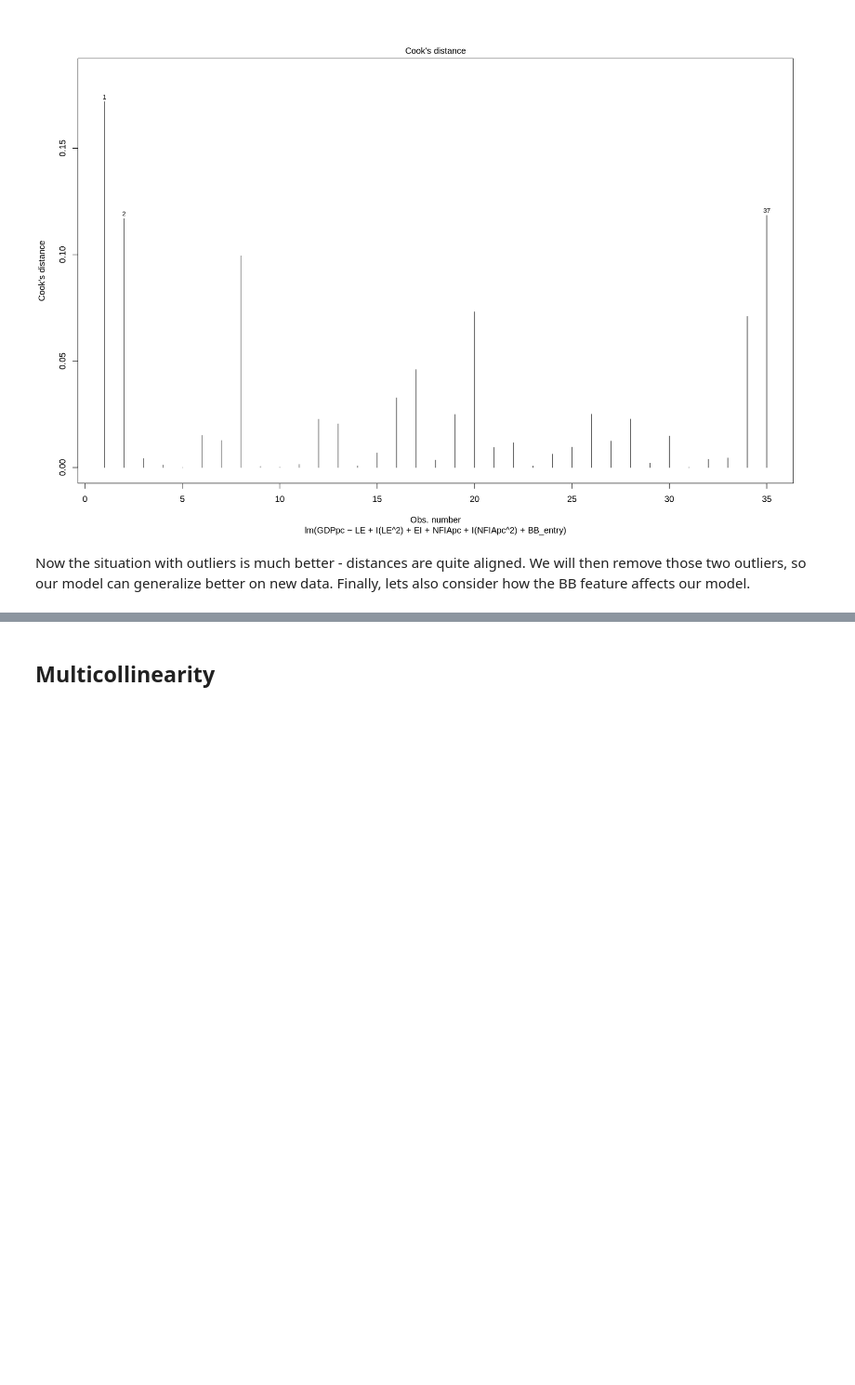
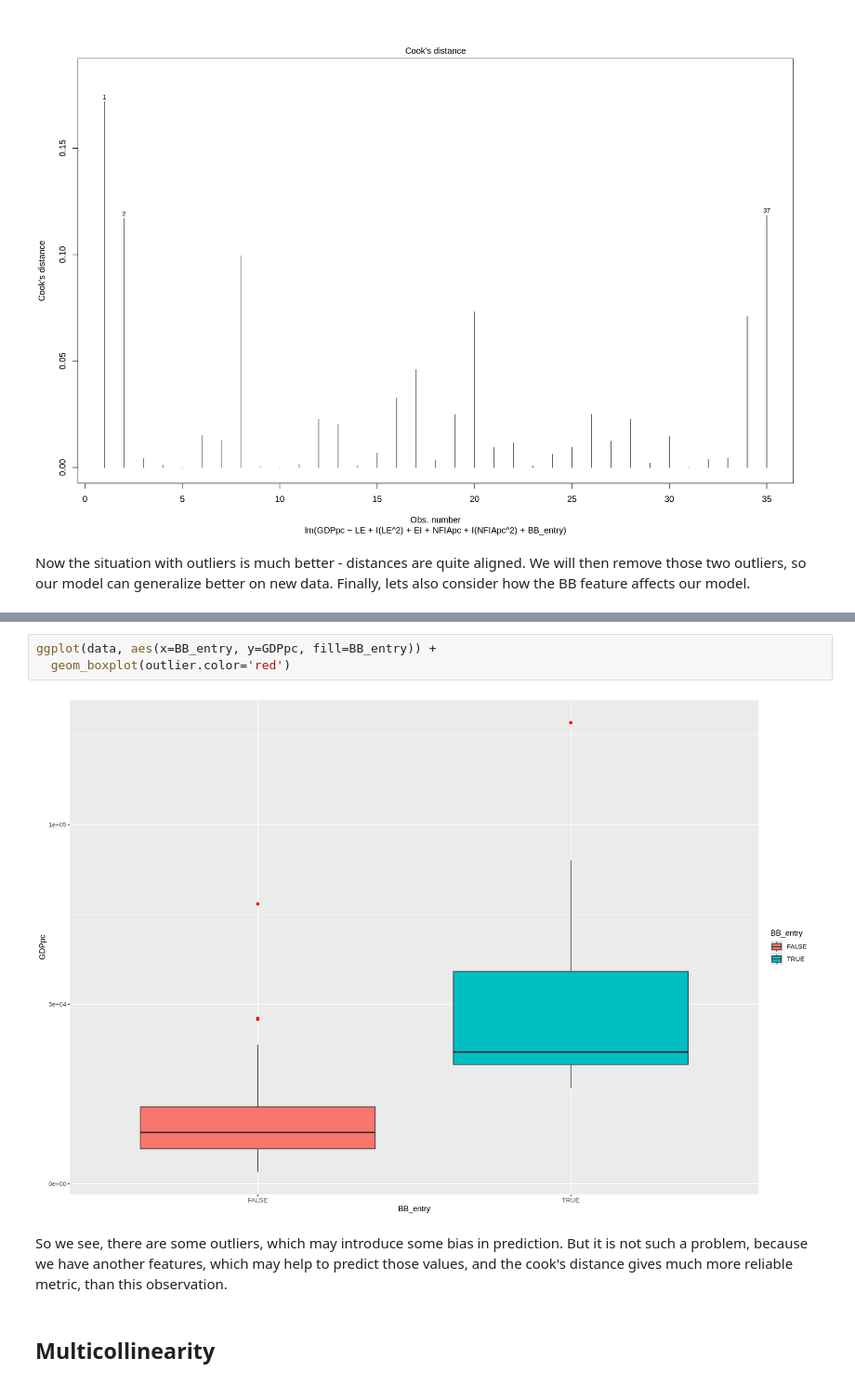
Before and after one commit to nickobard/eurostat-datasets-analysis, a Jupyter notebook: sem-3/semestral-work.ipynb, the cells around one changed output, grey strips where cells are left out. Shown at 93% size. Saved outputs shown, nothing was run; the diff lists cells and outputs as text; blank space fills up the shorter version.

```diff
--- a/sem-3/semestral-work.ipynb
+++ b/sem-3/semestral-work.ipynb
@@ -747,3 +721,10 @@ A data.frame: 35 × 6
+# %%
+ggplot(data, aes(x=BB_entry, y=GDPpc, fill=BB_entry)) +
+  geom_boxplot(outlier.color='red')
+# %% [output]
+[figure, added]
+# %% [markdown]
+So we see, there are some outliers, which may introduce some bias in prediction. But it is not such a problem, because we have another features, which may help to predict those values, and the cook's distance gives much more reliable metric, than this observation.
 # %% [markdown]
 ## Multicollinearity
 # %% [markdown]
```
Also changed, not shown: parts of 3 cells of this notebook.
